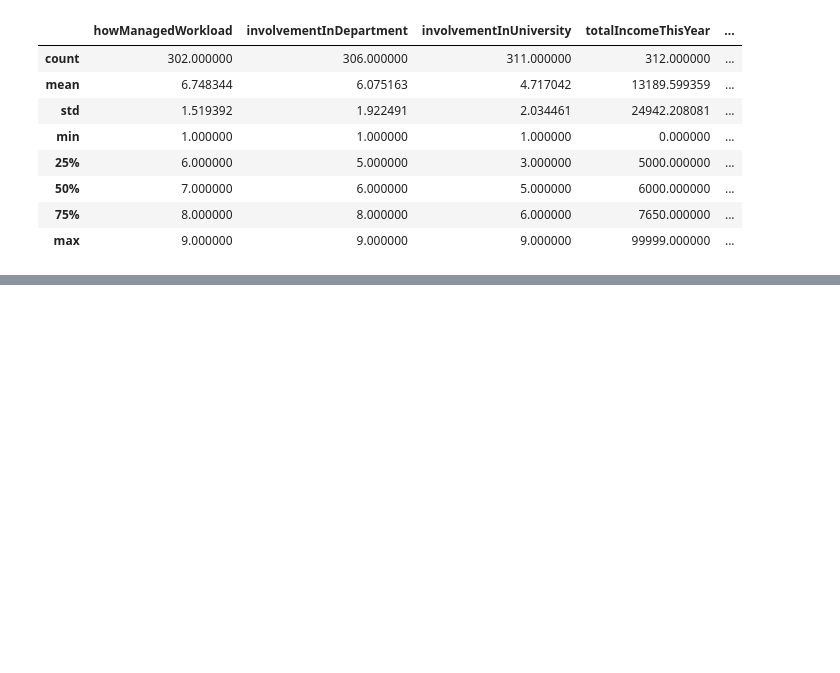
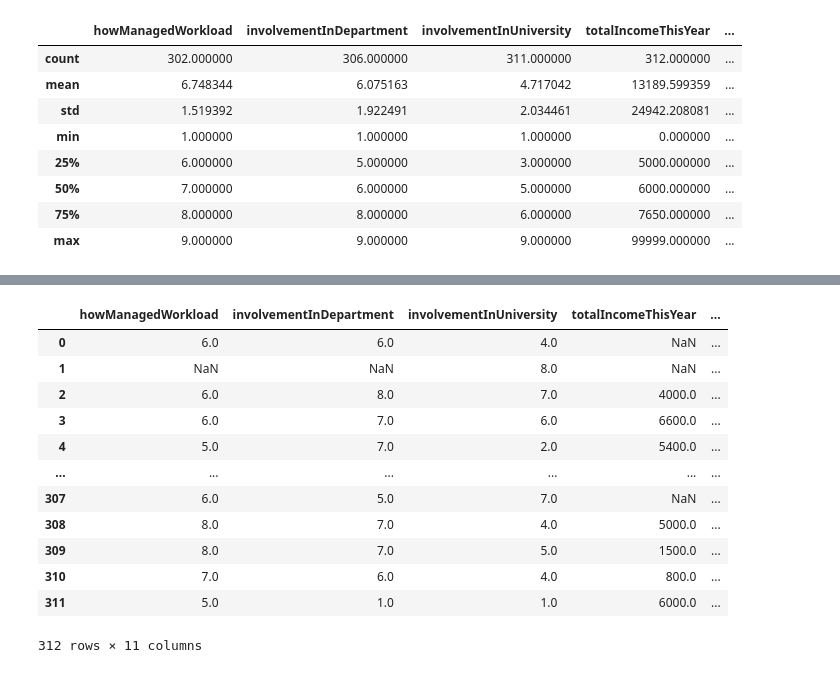
Before and after one commit to Mohamed-Shaheedullah/student-welfare-data, a Jupyter notebook: student_welfare_Python.ipynb, the cells around one changed output, grey strips where cells are left out. Cells and saved outputs as stored; diff of their text form; code cells hidden in the pictures; blank space fills up the shorter version.

Commit message:
removed further unwanted columns

```diff
--- a/student_welfare_Python.ipynb
+++ b/student_welfare_Python.ipynb
@@ -216,0 +259,18 @@ student_df_2.describe()
+# %%
+cols=[4, 5, 10, 11, 12, 13, 14, 15]
+# %%
+student_df_2.drop(student_df_2.columns[cols], axis =1)
+# %% [output]
+|  | howManagedWorkload | involvementInDepartment | involvementInUniversity | totalIncomeThisYear | ... |
+| 0 | 6.0 | 6.0 | 4.0 | NaN | ... |
+| 1 | NaN | NaN | 8.0 | NaN | ... |
+| 2 | 6.0 | 8.0 | 7.0 | 4000.0 | ... |
+| 3 | 6.0 | 7.0 | 6.0 | 6600.0 | ... |
+| 4 | 5.0 | 7.0 | 2.0 | 5400.0 | ... |
+| ... | ... | ... | ... | ... | ... |
+| 307 | 6.0 | 5.0 | 7.0 | NaN | ... |
+| 308 | 8.0 | 7.0 | 4.0 | 5000.0 | ... |
+| 309 | 8.0 | 7.0 | 5.0 | 1500.0 | ... |
+| 310 | 7.0 | 6.0 | 4.0 | 800.0 | ... |
+| 311 | 5.0 | 1.0 | 1.0 | 6000.0 | ... |
+312 rows × 11 columns
```
Also changed, not shown: parts of 9 cells of this notebook.
